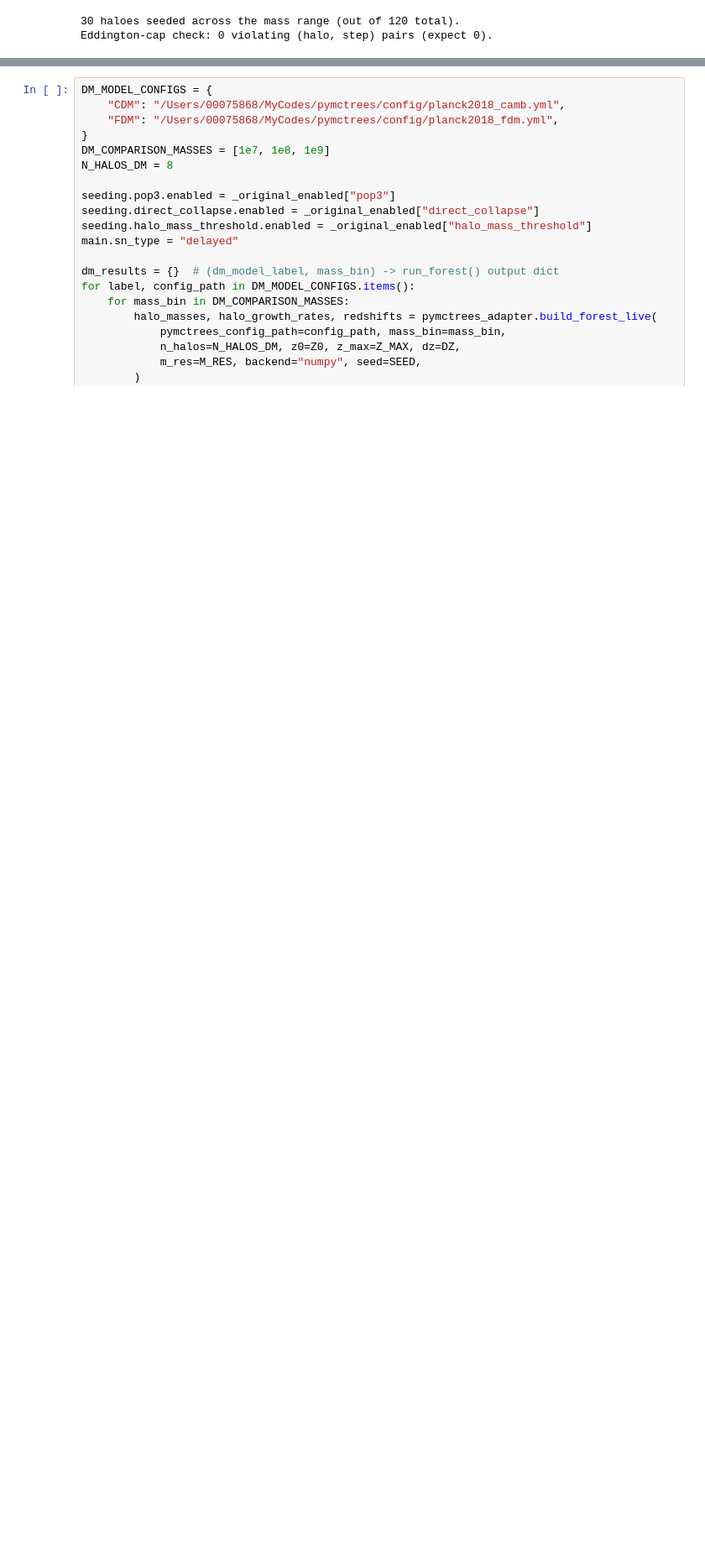
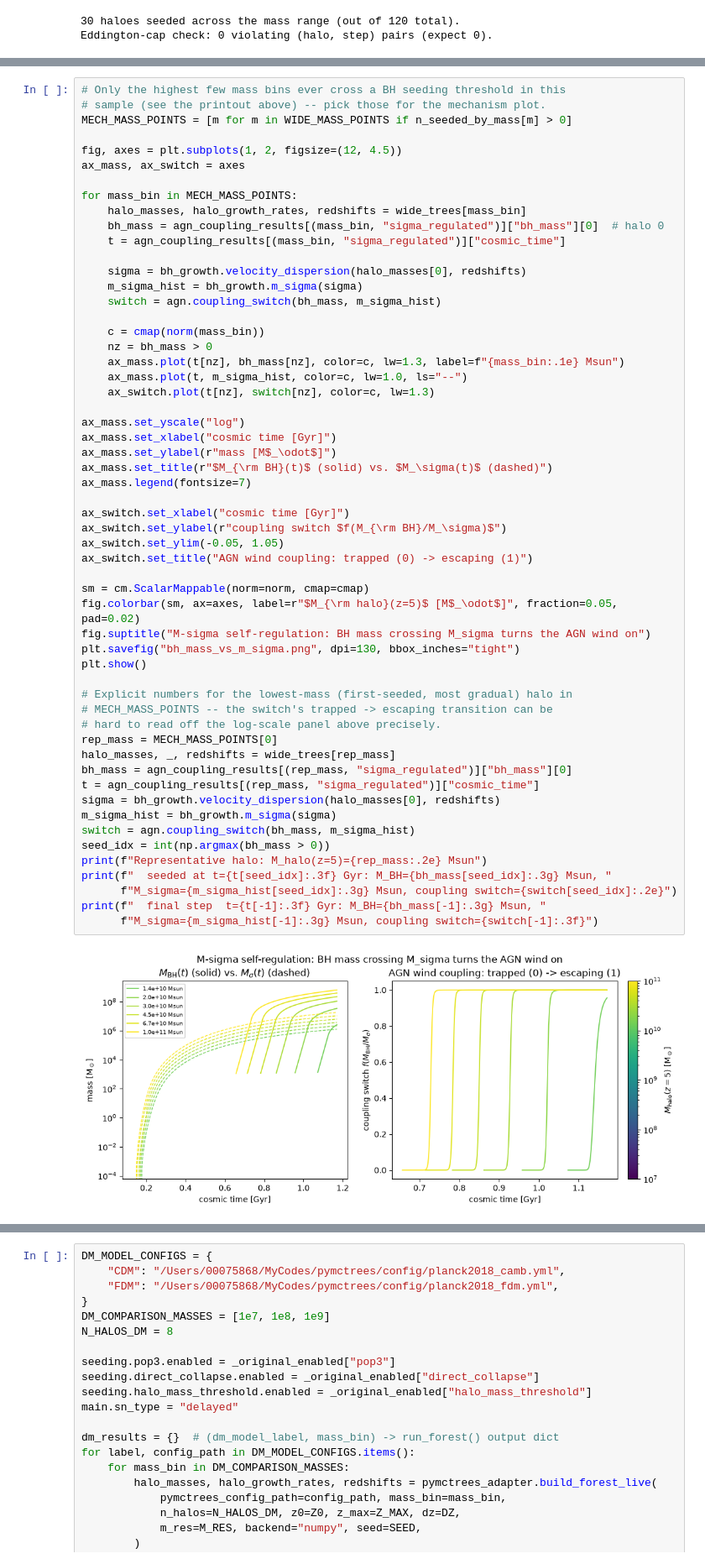
Before and after one commit to doctorcbpower/Ashvini, a Jupyter notebook: notebooks/pymctrees_ashvini_demo.ipynb, the cells around one changed output, grey strips where cells are left out. Shown at 84% size. Cells and saved outputs as stored; diff of their text form; blank space fills up the shorter version.

```diff
--- a/notebooks/pymctrees_ashvini_demo.ipynb
+++ b/notebooks/pymctrees_ashvini_demo.ipynb
@@ -369,0 +448,58 @@ Eddington-cap check: 0 violating (halo, step) pairs (expect 0).
+# %%
+# Only the highest few mass bins ever cross a BH seeding threshold in this
+# sample (see the printout above) -- pick those for the mechanism plot.
+MECH_MASS_POINTS = [m for m in WIDE_MASS_POINTS if n_seeded_by_mass[m] > 0]
+
+fig, axes = plt.subplots(1, 2, figsize=(12, 4.5))
+ax_mass, ax_switch = axes
+
+for mass_bin in MECH_MASS_POINTS:
+    halo_masses, halo_growth_rates, redshifts = wide_trees[mass_bin]
+    bh_mass = agn_coupling_results[(mass_bin, "sigma_regulated")]["bh_mass"][0]  # halo 0
+    t = agn_coupling_results[(mass_bin, "sigma_regulated")]["cosmic_time"]
+
+    sigma = bh_growth.velocity_dispersion(halo_masses[0], redshifts)
+    m_sigma_hist = bh_growth.m_sigma(sigma)
+    switch = agn.coupling_switch(bh_mass, m_sigma_hist)
+
+    c = cmap(norm(mass_bin))
+    nz = bh_mass > 0
+    ax_mass.plot(t[nz], bh_mass[nz], color=c, lw=1.3, label=f"{mass_bin:.1e} Msun")
+    ax_mass.plot(t, m_sigma_hist, color=c, lw=1.0, ls="--")
+    ax_switch.plot(t[nz], switch[nz], color=c, lw=1.3)
+
+ax_mass.set_yscale("log")
+ax_mass.set_xlabel("cosmic time [Gyr]")
+ax_mass.set_ylabel(r"mass [M$_\odot$]")
+ax_mass.set_title(r"$M_{\rm BH}(t)$ (solid) vs. $M_\sigma(t)$ (dashed)")
+ax_mass.legend(fontsize=7)
+
+ax_switch.set_xlabel("cosmic time [Gyr]")
+ax_switch.set_ylabel(r"coupling switch $f(M_{\rm BH}/M_\sigma)$")
+ax_switch.set_ylim(-0.05, 1.05)
+ax_switch.set_title("AGN wind coupling: trapped (0) -> escaping (1)")
+
+sm = cm.ScalarMappable(norm=norm, cmap=cmap)
+fig.colorbar(sm, ax=axes, label=r"$M_{\rm halo}(z=5)$ [M$_\odot$]", fraction=0.05, pad=0.02)
+fig.suptitle("M-sigma self-regulation: BH mass crossing M_sigma turns the AGN wind on")
+plt.savefig("bh_mass_vs_m_sigma.png", dpi=130, bbox_inches="tight")
+plt.show()
+
+# Explicit numbers for the lowest-mass (first-seeded, most gradual) halo in
+# MECH_MASS_POINTS -- the switch's trapped -> escaping transition can be
+# hard to read off the log-scale panel above precisely.
+rep_mass = MECH_MASS_POINTS[0]
+halo_masses, _, redshifts = wide_trees[rep_mass]
+bh_mass = agn_coupling_results[(rep_mass, "sigma_regulated")]["bh_mass"][0]
+t = agn_coupling_results[(rep_mass, "sigma_regulated")]["cosmic_time"]
+sigma = bh_growth.velocity_dispersion(halo_masses[0], redshifts)
+m_sigma_hist = bh_growth.m_sigma(sigma)
+switch = agn.coupling_switch(bh_mass, m_sigma_hist)
+seed_idx = int(np.argmax(bh_mass > 0))
+print(f"Representative halo: M_halo(z=5)={rep_mass:.2e} Msun")
+print(f"  seeded at t={t[seed_idx]:.3f} Gyr: M_BH={bh_mass[seed_idx]:.3g} Msun, "
+      f"M_sigma={m_sigma_hist[seed_idx]:.3g} Msun, coupling switch={switch[seed_idx]:.2e}")
+print(f"  final step  t={t[-1]:.3f} Gyr: M_BH={bh_mass[-1]:.3g} Msun, "
+      f"M_sigma={m_sigma_hist[-1]:.3g} Msun, coupling switch={switch[-1]:.3f}")
+# %% [output]
+[figure, added]
```
Also changed, not shown: parts of 8 cells of this notebook.
